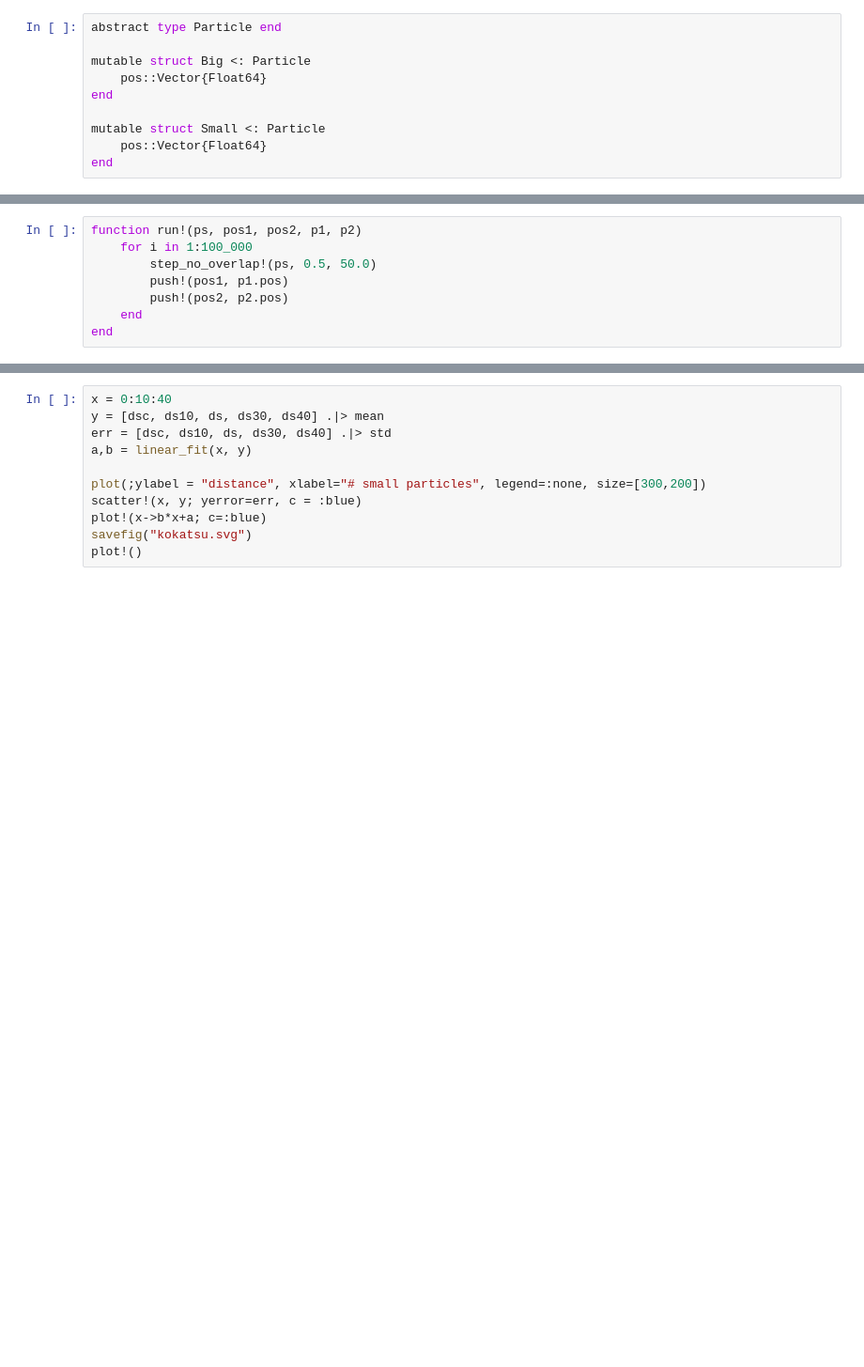
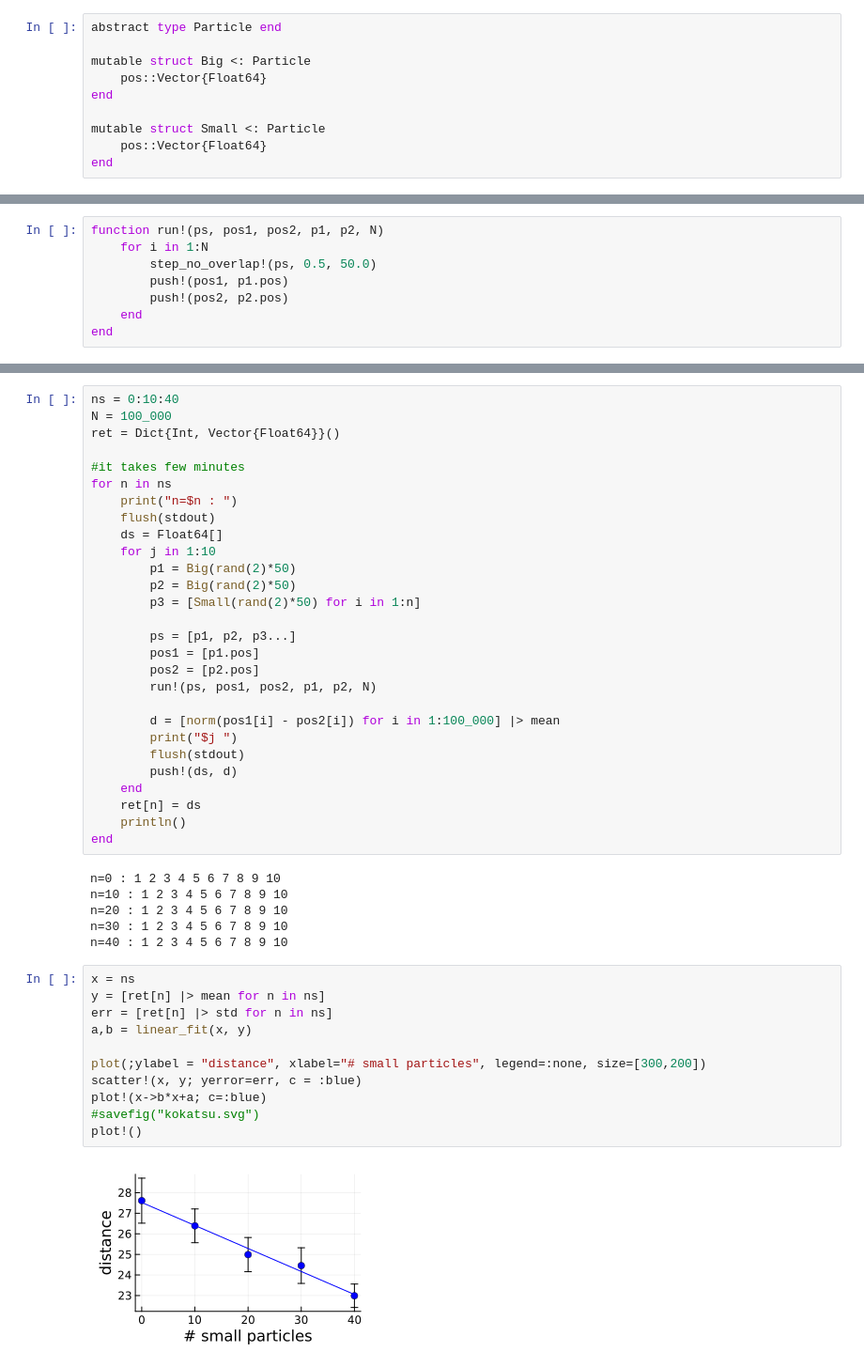
Before and after one commit to SatoruShoji/kokatsu, a Jupyter notebook: brown.ipynb, the cells around one changed output, grey strips where cells are left out. Shown at 94% size. Saved outputs shown, nothing was run; the diff lists cells and outputs as text; blank space fills up the shorter version.

```diff
--- a/brown.ipynb
+++ b/brown.ipynb
@@ -107,6 +109,6 @@ end
 # %%
-function run!(ps, pos1, pos2, p1, p2)
-    for i in 1:100_000
+function run!(ps, pos1, pos2, p1, p2, N)
+    for i in 1:N
         step_no_overlap!(ps, 0.5, 50.0)
         push!(pos1, p1.pos)
         push!(pos2, p2.pos)
@@ -204,11 +119,47 @@ end
-# %%
-x = 0:10:40
-y = [dsc, ds10, ds, ds30, ds40] .|> mean
-err = [dsc, ds10, ds, ds30, ds40] .|> std
-a,b = linear_fit(x, y)
-
-plot(;ylabel = "distance", xlabel="# small particles", legend=:none, size=[300,200])
-scatter!(x, y; yerror=err, c = :blue)
-plot!(x->b*x+a; c=:blue)
-savefig("kokatsu.svg")
-plot!()
+# %%
+ns = 0:10:40
+N = 100_000
+ret = Dict{Int, Vector{Float64}}()
+
+#it takes few minutes
+for n in ns
+    print("n=$n : ")
+    flush(stdout)
+    ds = Float64[]
+    for j in 1:10
+        p1 = Big(rand(2)*50)
+        p2 = Big(rand(2)*50)
+        p3 = [Small(rand(2)*50) for i in 1:n]
+
+        ps = [p1, p2, p3...]
+        pos1 = [p1.pos]
+        pos2 = [p2.pos]
+        run!(ps, pos1, pos2, p1, p2, N)
+
+        d = [norm(pos1[i] - pos2[i]) for i in 1:100_000] |> mean
+        print("$j ")
+        flush(stdout)
+        push!(ds, d)
+    end
+    ret[n] = ds
+    println()
+end
+# %% [output]
+n=0 : 1 2 3 4 5 6 7 8 9 10
+n=10 : 1 2 3 4 5 6 7 8 9 10
+n=20 : 1 2 3 4 5 6 7 8 9 10
+n=30 : 1 2 3 4 5 6 7 8 9 10
+n=40 : 1 2 3 4 5 6 7 8 9 10
+# %%
+x = ns
+y = [ret[n] |> mean for n in ns]
+err = [ret[n] |> std for n in ns]
+a,b = linear_fit(x, y)
+
+plot(;ylabel = "distance", xlabel="# small particles", legend=:none, size=[300,200])
+scatter!(x, y; yerror=err, c = :blue)
+plot!(x->b*x+a; c=:blue)
+#savefig("kokatsu.svg")
+plot!()
+# %% [output]
+[figure, added]
```
Also changed, not shown: parts of 7 cells of this notebook.
